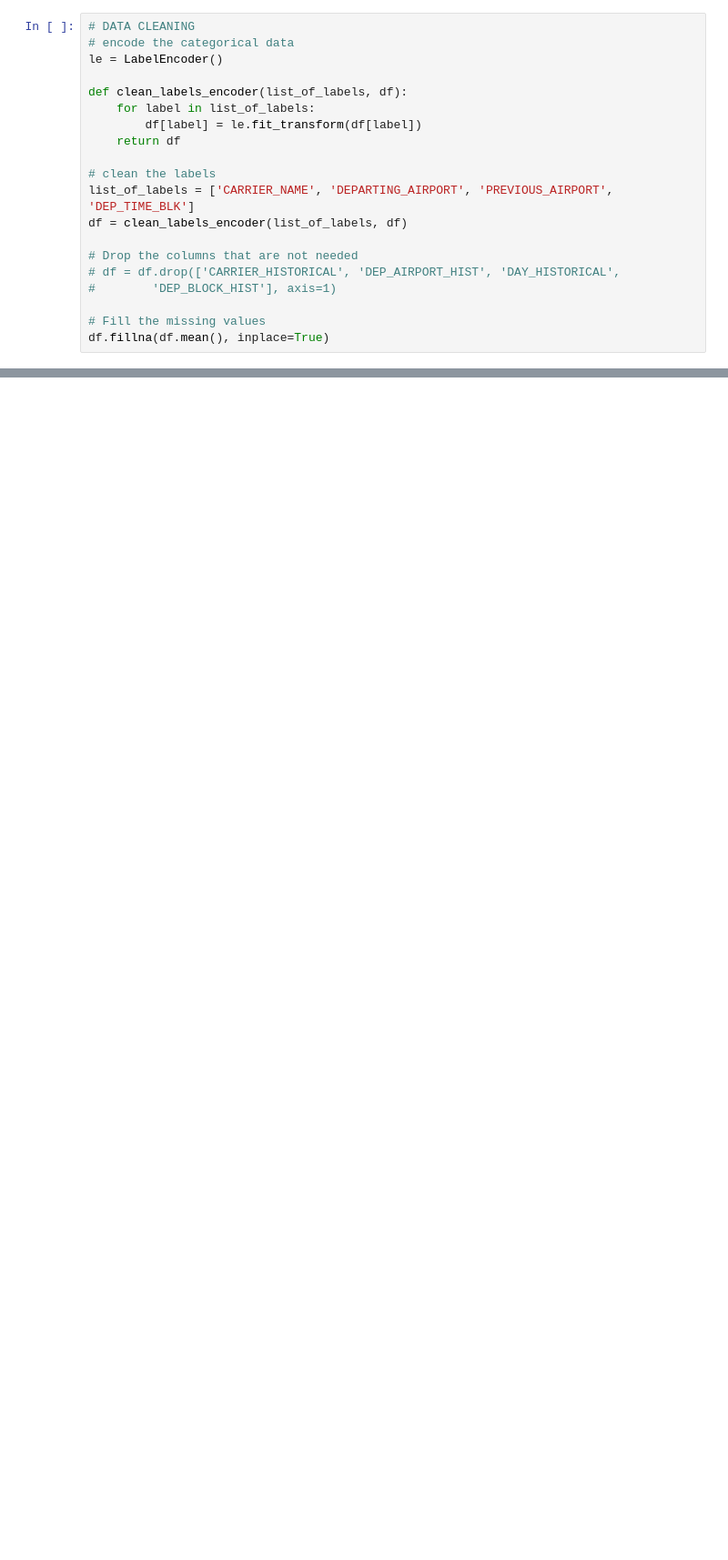
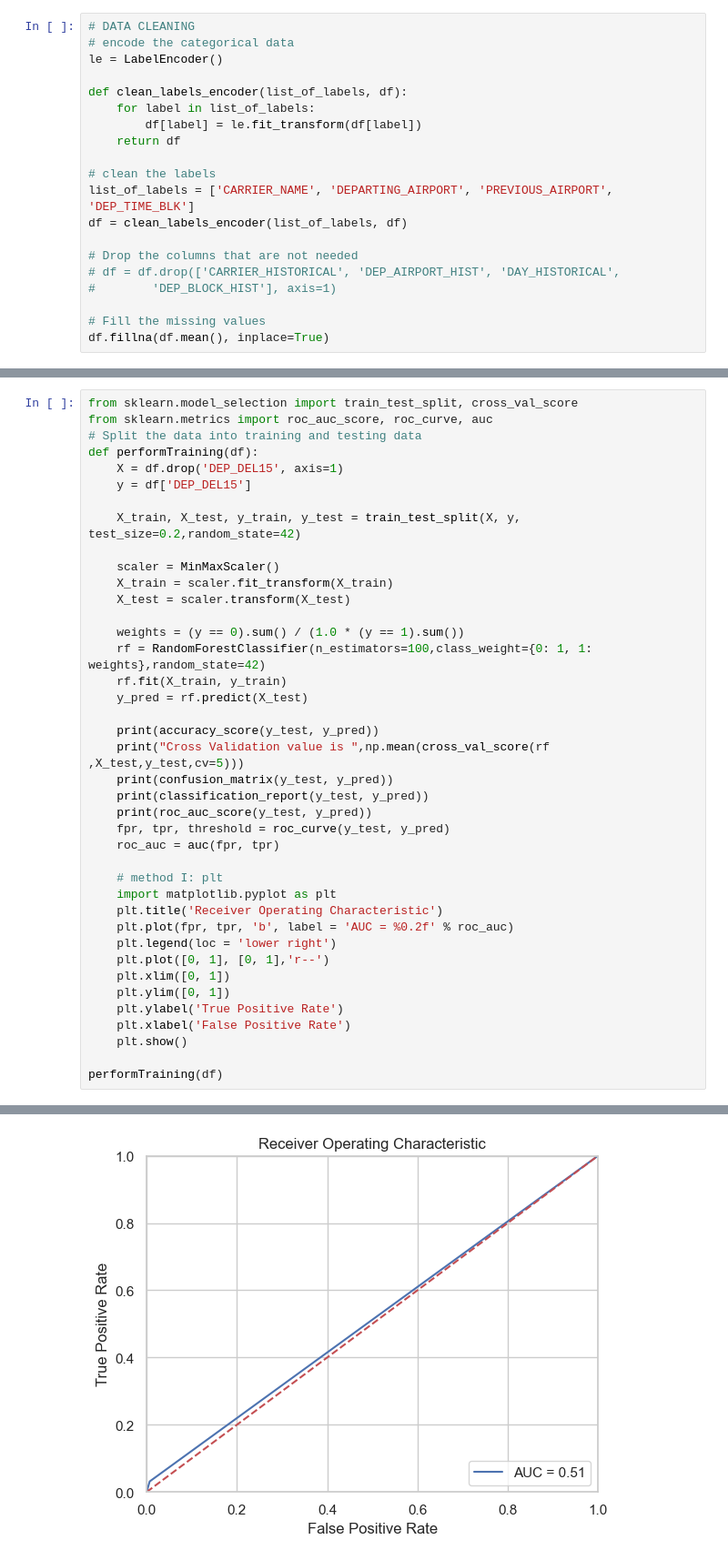
Before and after one commit to FraserW123/airline_project, a Jupyter notebook: main_notebook.ipynb, the cells around one changed output, grey strips where cells are left out. Shown at 91% size. Cells and saved outputs as stored; diff of their text form; blank space fills up the shorter version.

Commit message:
experimented with weights & resampling. started the readme

```diff
--- a/main_notebook.ipynb
+++ b/main_notebook.ipynb
@@ -133,0 +177,41 @@ plot_heatmap(df)
+# %%
+from sklearn.model_selection import train_test_split, cross_val_score
+from sklearn.metrics import roc_auc_score, roc_curve, auc
+# Split the data into training and testing data
+def performTraining(df):
+    X = df.drop('DEP_DEL15', axis=1)
+    y = df['DEP_DEL15']
+
+    X_train, X_test, y_train, y_test = train_test_split(X, y, test_size=0.2,random_state=42)
+
+    scaler = MinMaxScaler()
+    X_train = scaler.fit_transform(X_train)
+    X_test = scaler.transform(X_test)
+
+    weights = (y == 0).sum() / (1.0 * (y == 1).sum())
+    rf = RandomForestClassifier(n_estimators=100,class_weight={0: 1, 1: weights},random_state=42)
+    rf.fit(X_train, y_train)
+    y_pred = rf.predict(X_test)
+
+    print(accuracy_score(y_test, y_pred))
+    print("Cross Validation value is ",np.mean(cross_val_score(rf ,X_test,y_test,cv=5)))
+    print(confusion_matrix(y_test, y_pred))
+    print(classification_report(y_test, y_pred))
+    print(roc_auc_score(y_test, y_pred))
+    fpr, tpr, threshold = roc_curve(y_test, y_pred)
+    roc_auc = auc(fpr, tpr)
+
+    # method I: plt
+    import matplotlib.pyplot as plt
+    plt.title('Receiver Operating Characteristic')
+    plt.plot(fpr, tpr, 'b', label = 'AUC = %0.2f' % roc_auc)
+    plt.legend(loc = 'lower right')
+    plt.plot([0, 1], [0, 1],'r--')
+    plt.xlim([0, 1])
+    plt.ylim([0, 1])
+    plt.ylabel('True Positive Rate')
+    plt.xlabel('False Positive Rate')
+    plt.show()
+
+performTraining(df)
+# %% [output]
@@ -133,0 +232 @@ plot_heatmap(df)
+[figure, added]
```
Also changed, not shown: parts of 20 cells of this notebook, 2 other files.
